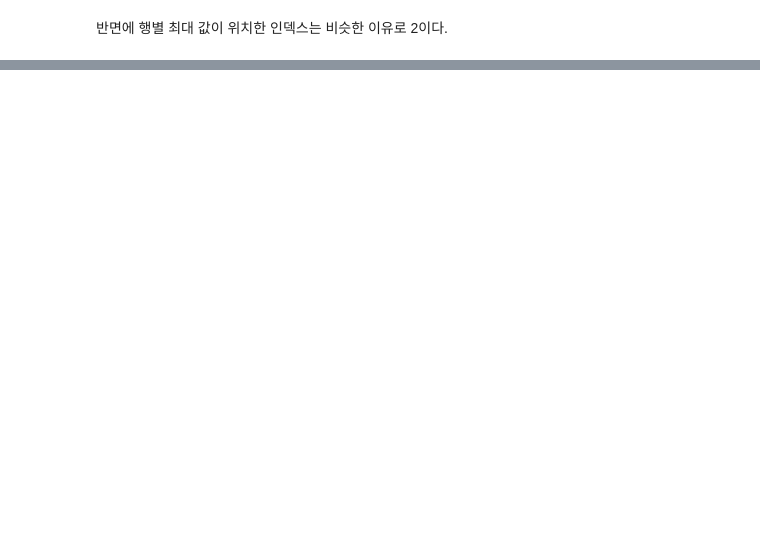
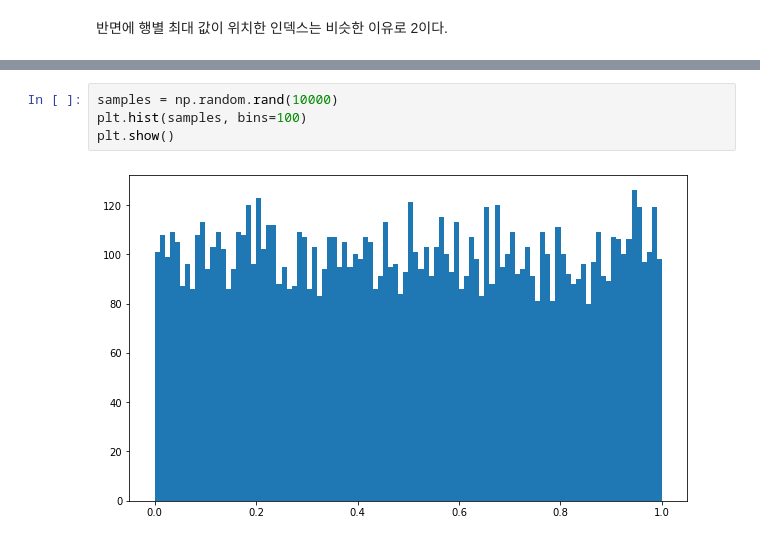
Before and after one commit to codingalzi/pydata, a Jupyter notebook: notebooks/pydata04-numpy-basics-3.ipynb, the cells around one changed output, grey strips where cells are left out. Drawn from its saved outputs; the diff is of its cells as text; blank space fills up the shorter version.

```diff
--- a/notebooks/pydata04-numpy-basics-3.ipynb
+++ b/notebooks/pydata04-numpy-basics-3.ipynb
@@ -586,0 +741,6 @@ array([2, 2], dtype=int64)
+# %%
+samples = np.random.rand(10000)
+plt.hist(samples, bins=100)
+plt.show()
+# %% [output]
+[figure, added]
```
Also changed, not shown: parts of 60 cells of this notebook, 5 other files.
